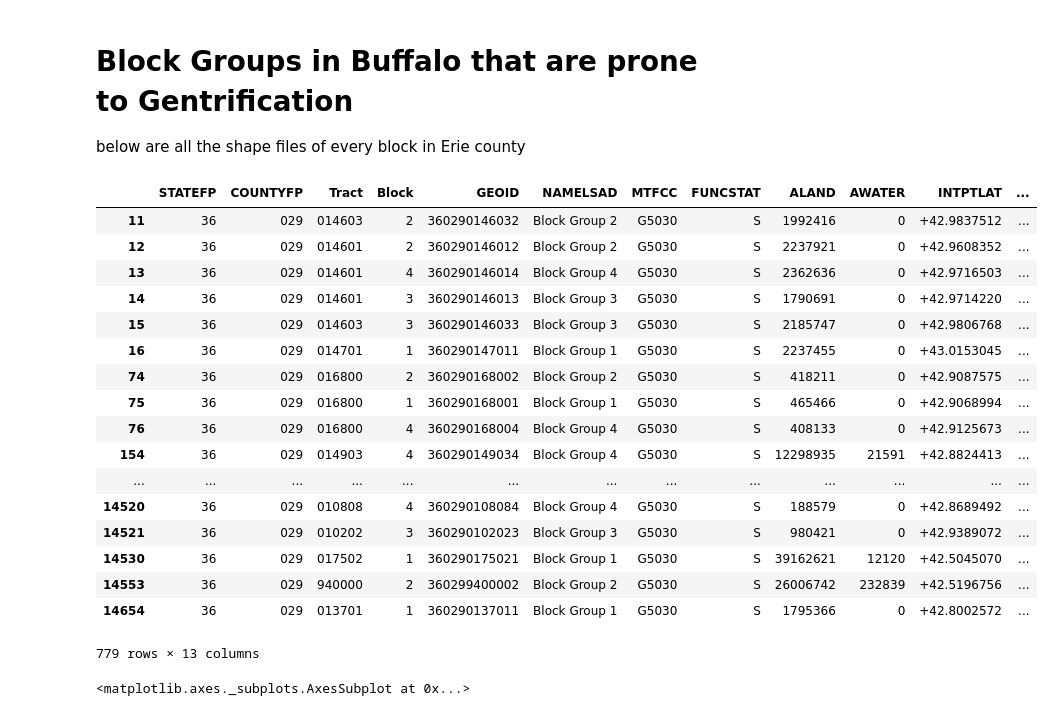
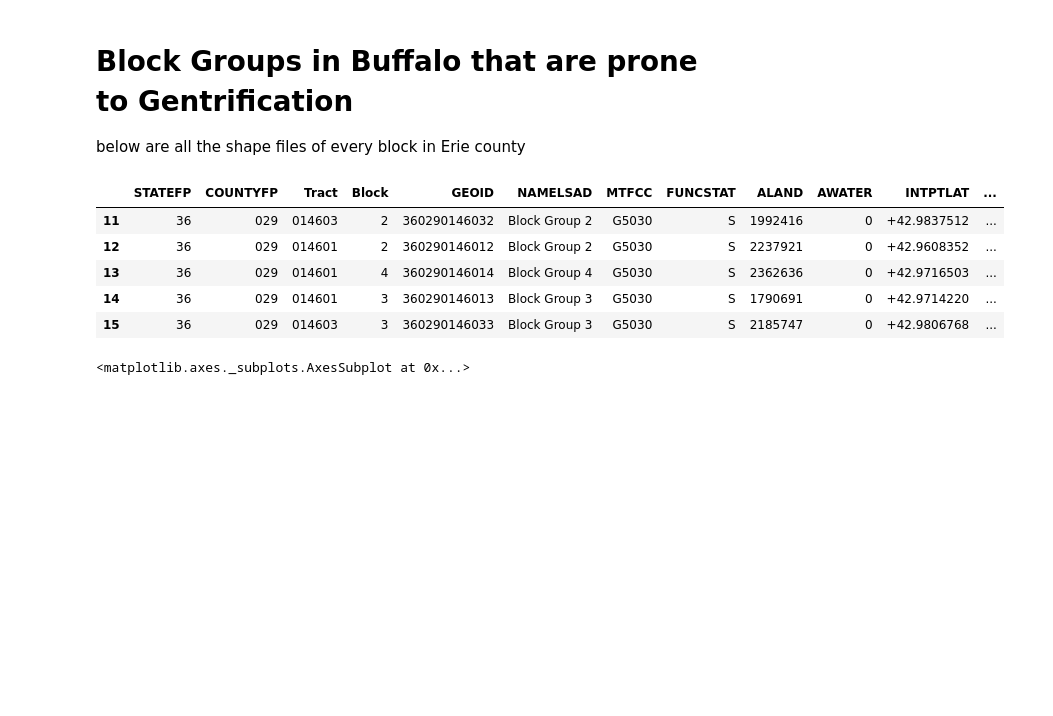
Before and after one commit to gentrification-ub/Data_from_UScensus, a Jupyter notebook: plot.ipynb, the cells around one changed output. Drawn from its saved outputs; the diff is of its cells as text; code cells hidden in the pictures; blank space fills up the shorter version.

```diff
--- a/plot.ipynb
+++ b/plot.ipynb
@@ -5,35 +5,27 @@ below are all the shape files of every block in Erie county
 # %%
 %matplotlib inline
 
 import pandas as pd
 import geopandas
 import numpy as np
 import pandas as pd
 import matplotlib.pyplot as plt
 import matplotlib as mpl
+import pysal.esda.mapclassify as ps
+from pysal.esda.mapclassify import User_Defined
+
+
 block_grp = geopandas.read_file("2018NYblockgrpSF/tl_2018_36_bg.shp")
 block_grp = block_grp.rename(columns={'TRACTCE': 'Tract', 'BLKGRPCE': 'Block'})
 erie_county_blockGrp = block_grp[(block_grp.COUNTYFP == "029")]
-erie_county_blockGrp
+erie_county_blockGrp.head()
 # %% [output]
 |  | STATEFP | COUNTYFP | Tract | Block | GEOID | NAMELSAD | MTFCC | FUNCSTAT | ALAND | AWATER | INTPTLAT | ... |
 | 11 | 36 | 029 | 014603 | 2 | 360290146032 | Block Group 2 | G5030 | S | 1992416 | 0 | +42.9837512 | ... |
 | 12 | 36 | 029 | 014601 | 2 | 360290146012 | Block Group 2 | G5030 | S | 2237921 | 0 | +42.9608352 | ... |
 | 13 | 36 | 029 | 014601 | 4 | 360290146014 | Block Group 4 | G5030 | S | 2362636 | 0 | +42.9716503 | ... |
 | 14 | 36 | 029 | 014601 | 3 | 360290146013 | Block Group 3 | G5030 | S | 1790691 | 0 | +42.9714220 | ... |
 | 15 | 36 | 029 | 014603 | 3 | 360290146033 | Block Group 3 | G5030 | S | 2185747 | 0 | +42.9806768 | ... |
-| 16 | 36 | 029 | 014701 | 1 | 360290147011 | Block Group 1 | G5030 | S | 2237455 | 0 | +43.0153045 | ... |
-| 74 | 36 | 029 | 016800 | 2 | 360290168002 | Block Group 2 | G5030 | S | 418211 | 0 | +42.9087575 | ... |
-| 75 | 36 | 029 | 016800 | 1 | 360290168001 | Block Group 1 | G5030 | S | 465466 | 0 | +42.9068994 | ... |
-| 76 | 36 | 029 | 016800 | 4 | 360290168004 | Block Group 4 | G5030 | S | 408133 | 0 | +42.9125673 | ... |
-| 154 | 36 | 029 | 014903 | 4 | 360290149034 | Block Group 4 | G5030 | S | 12298935 | 21591 | +42.8824413 | ... |
-| ... | ... | ... | ... | ... | ... | ... | ... | ... | ... | ... | ... | ... |
-| 14520 | 36 | 029 | 010808 | 4 | 360290108084 | Block Group 4 | G5030 | S | 188579 | 0 | +42.8689492 | ... |
-| 14521 | 36 | 029 | 010202 | 3 | 360290102023 | Block Group 3 | G5030 | S | 980421 | 0 | +42.9389072 | ... |
-| 14530 | 36 | 029 | 017502 | 1 | 360290175021 | Block Group 1 | G5030 | S | 39162621 | 12120 | +42.5045070 | ... |
-| 14553 | 36 | 029 | 940000 | 2 | 360299400002 | Block Group 2 | G5030 | S | 26006742 | 232839 | +42.5196756 | ... |
-| 14654 | 36 | 029 | 013701 | 1 | 360290137011 | Block Group 1 | G5030 | S | 1795366 | 0 | +42.8002572 | ... |
-779 rows × 13 columns
 # %%
 erie_county_blockGrp.plot() #THIS IS ERIE COUNTY PICTURE
 # %% [output]
```
Also changed, not shown: parts of 3 cells of this notebook, 19 other files.
